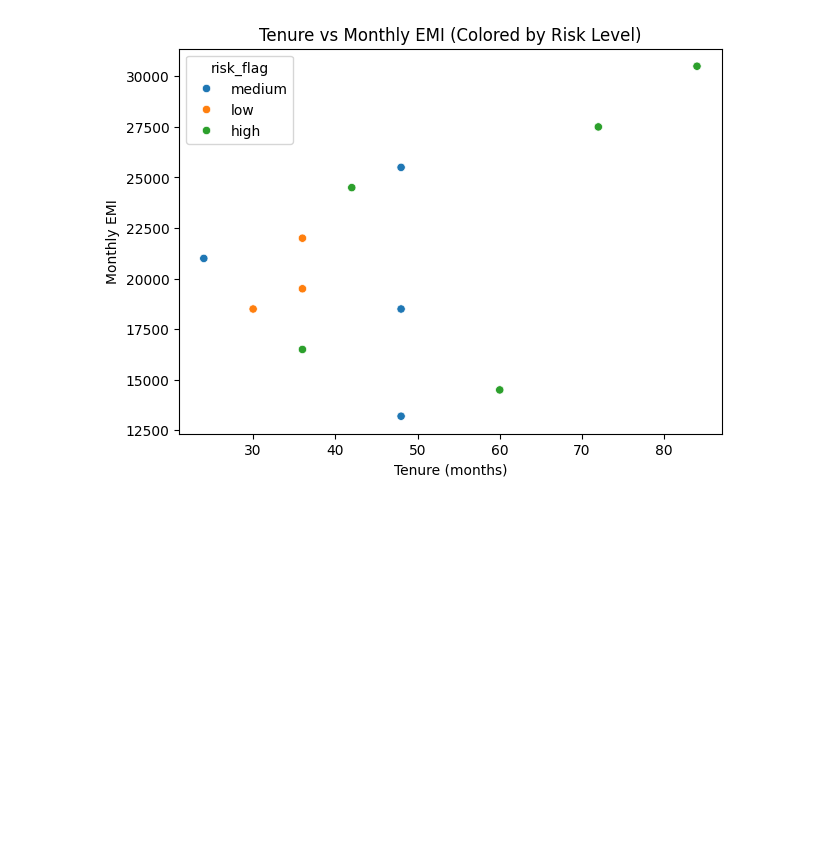
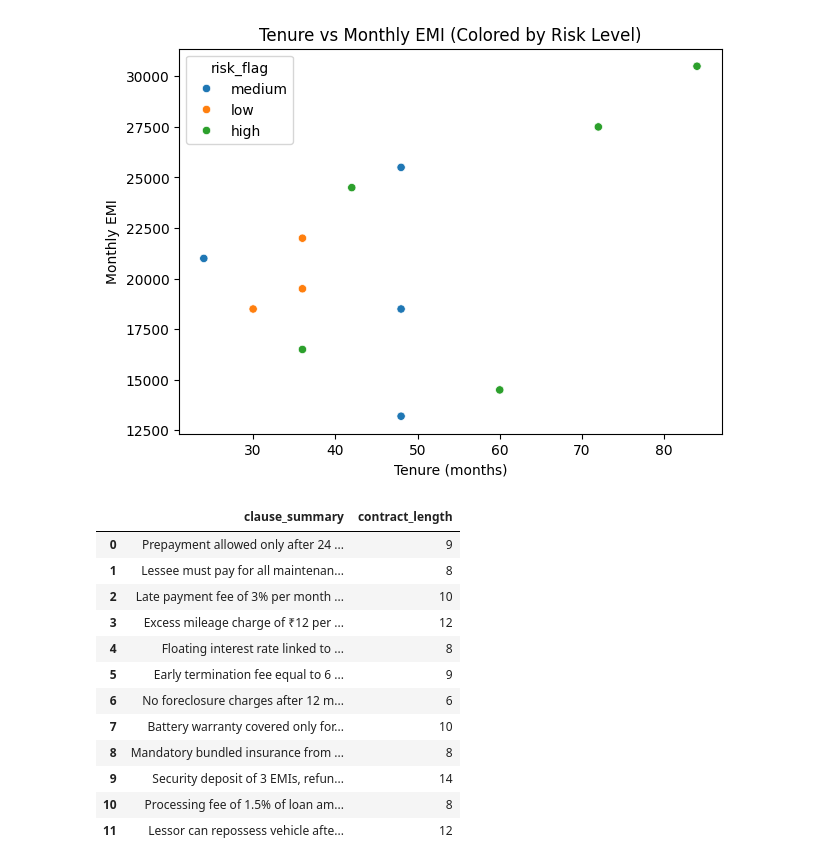
Before and after one commit to springboardmentor74219x/infosys-carlease-contract-ai-group2, a Jupyter notebook: notebook/W2_assignment_Sumedh.ipynb, the cells around one changed output. Saved outputs shown, nothing was run; the diff lists cells and outputs as text; code cells hidden in the pictures; blank space fills up the shorter version.

```diff
--- a/notebook/W2_assignment_Sumedh.ipynb
+++ b/notebook/W2_assignment_Sumedh.ipynb
@@ -102,3 +102,20 @@ plt.ylabel("Monthly EMI")
 plt.show()
 # %% [output]
 [figure]
+# %%
+df["contract_length"]=df["clause_summary"].apply(lambda x: len(str(x).split()))
+df[["clause_summary","contract_length"]]
+# %% [output]
+|  | clause_summary | contract_length |
+| 0 | Prepayment allowed only after 24 ... | 9 |
+| 1 | Lessee must pay for all maintenan... | 8 |
+| 2 | Late payment fee of 3% per month ... | 10 |
+| 3 | Excess mileage charge of ₹12 per ... | 12 |
+| 4 | Floating interest rate linked to ... | 8 |
+| 5 | Early termination fee equal to 6 ... | 9 |
+| 6 | No foreclosure charges after 12 m... | 6 |
+| 7 | Battery warranty covered only for... | 10 |
+| 8 | Mandatory bundled insurance from ... | 8 |
+| 9 | Security deposit of 3 EMIs, refun... | 14 |
+| 10 | Processing fee of 1.5% of loan am... | 8 |
+| 11 | Lessor can repossess vehicle afte... | 12 |
```
Also changed, not shown: parts of 3 cells of this notebook.
